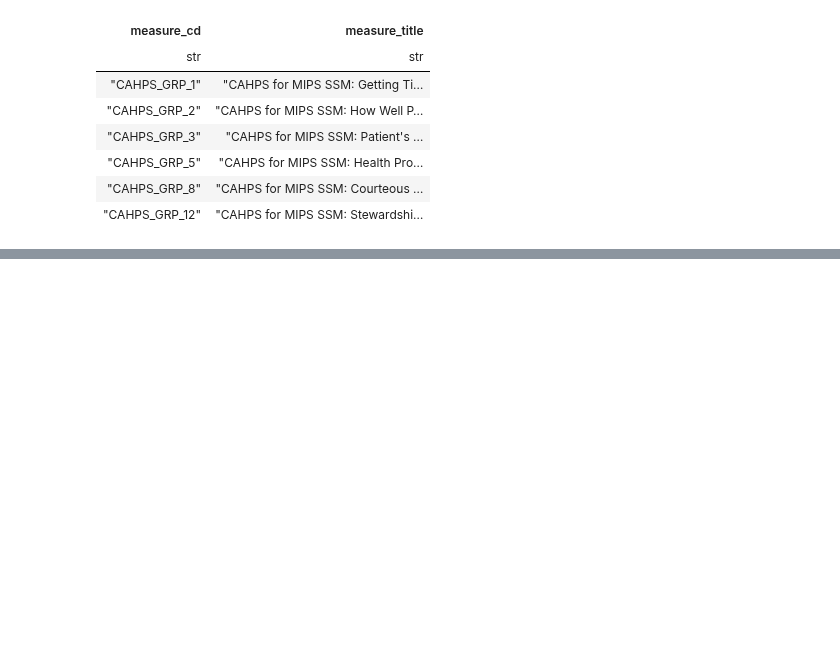
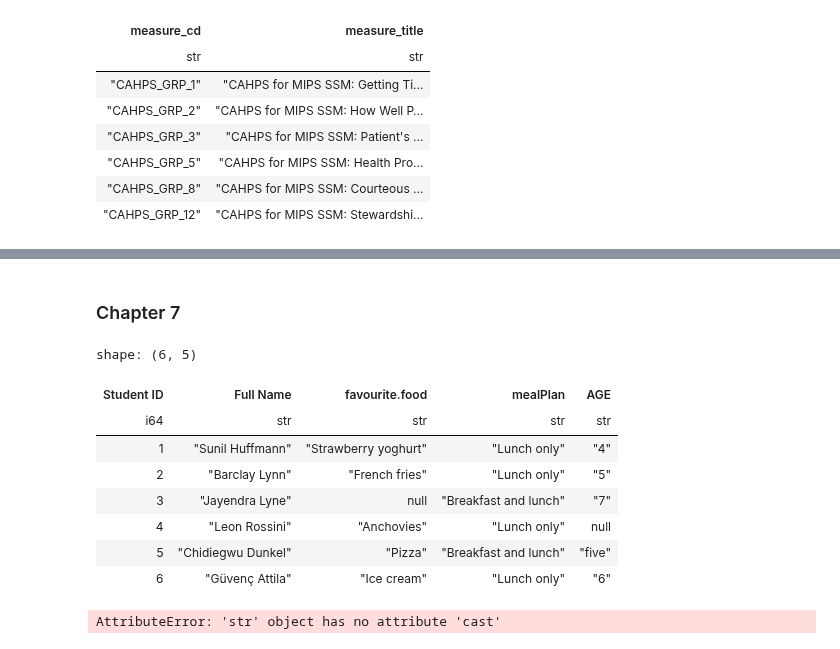
Before and after one commit to huangziwei/hea, a Jupyter notebook: example/books/dataframe.ipynb, the cells around one changed output, grey strips where cells are left out. Cells and saved outputs as stored; diff of their text form; code cells hidden in the pictures; blank space fills up the shorter version.

```diff
--- a/example/books/dataframe.ipynb
+++ b/example/books/dataframe.ipynb
@@ -1017,3 +999,28 @@ shape: (95, 8)
 | 9830093640 | "COOPERATIVE HEALTHCARE SERVICE… | 65.0 | 87.0 | 78.0 | 52.0 | null | 25.0 |
 | 9830094515 | "SUTTER VALLEY MEDICAL FOUNDATI… | 60.0 | null | 88.0 | 55.0 | null | 24.0 |
 | 9931011434 | "PATIENT FIRST RICHMOND MEDICAL… | 80.0 | null | null | 45.0 | null | 19.0 |
+# %% [markdown]
+### Chapter 7
+# %%
+student = hea.read_csv("https://pos.it/r4ds-students-csv", null_values=["N/A", ""])
+# %%
+student
+# %% [output]
+shape: (6, 5)
+| Student ID | Full Name | favourite.food | mealPlan | AGE |
+| i64 | str | str | str | str |
+| 1 | "Sunil Huffmann" | "Strawberry yoghurt" | "Lunch only" | "4" |
+| 2 | "Barclay Lynn" | "French fries" | "Lunch only" | "5" |
+| 3 | "Jayendra Lyne" | null | "Breakfast and lunch" | "7" |
+| 4 | "Leon Rossini" | "Anchovies" | "Lunch only" | null |
+| 5 | "Chidiegwu Dunkel" | "Pizza" | "Breakfast and lunch" | "five" |
+| 6 | "Güvenç Attila" | "Ice cream" | "Lunch only" | "6" |
+# %%
+student.rename(
+        student_id = "Student ID",
+        full_name = "Full Name",
+        meal_plan= "mealPlan",
+        age = "AGE",
+    ).mutate(meal_plan=hea.factor("meal_plan"))
+# %% [output]
+AttributeError: 'str' object has no attribute 'cast'
```
Also changed, not shown: parts of 8 cells of this notebook, 3 other files.
